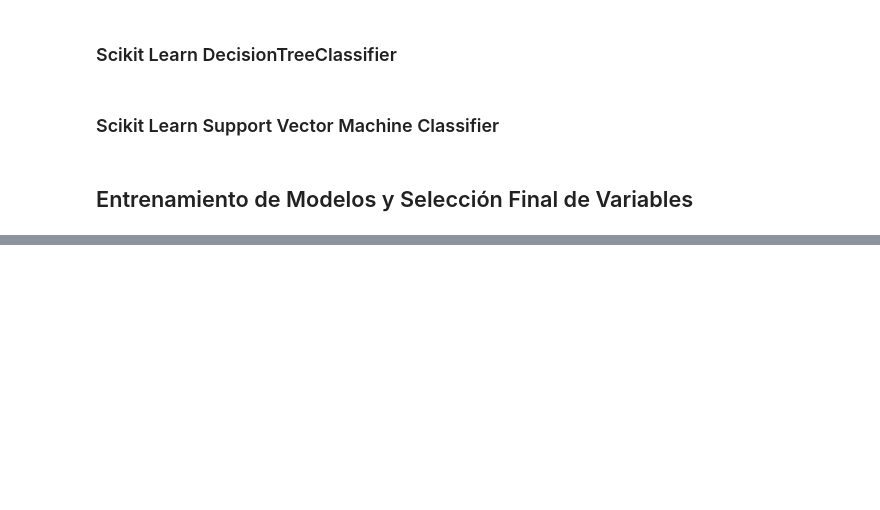
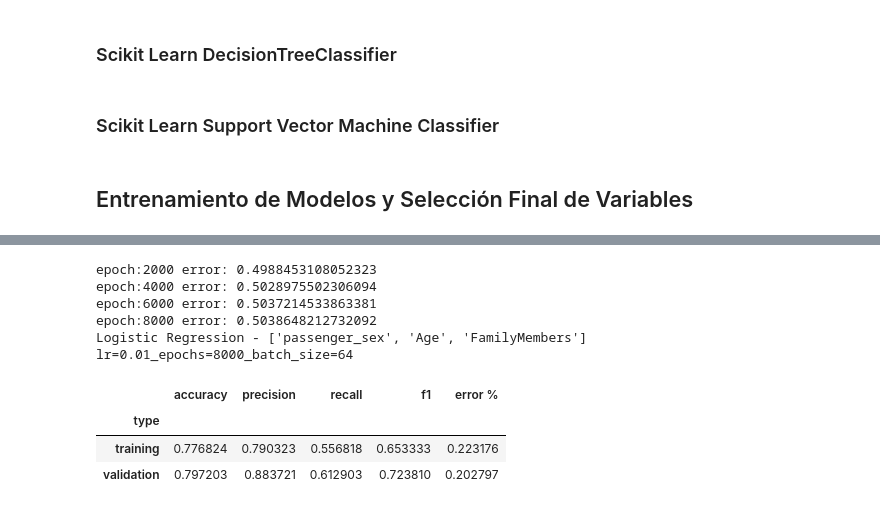
Before and after one commit to gallowstree/machine-learning-labs-2020, a Jupyter notebook: titanic-project/titanic-project.ipynb, the cells around one changed output, grey strips where cells are left out. Saved outputs shown, nothing was run; the diff lists cells and outputs as text; code cells hidden in the pictures; blank space fills up the shorter version.

```diff
--- a/titanic-project/titanic-project.ipynb
+++ b/titanic-project/titanic-project.ipynb
@@ -391,7 +395,7 @@ def train_naive_bayes(x, y):
 
 def train_logistic_regression(x, y, epochs, lr, batch_size, print_rate=1000):
     logreg = BinaryLogisticRegression(x,y)
-    logreg.train(epochs, lr, batch_size, print_rate=500)
+    logreg.train(epochs, lr, batch_size, print_rate)
     return logreg
 # %% [markdown]
 ### Scikit Learn DecisionTreeClassifier
@@ -435,0 +474,16 @@ accuracy 80.41958041958041 %
+# %%
+def train_and_score_logreg(feature_names, epochs=8000, lr=0.01, batch_size=64):
+    lr_train_x = x_train2[feature_names].to_numpy()
+    lr_train_y = y_train2.to_numpy()
+
+    logreg_model = train_logistic_regression(lr_train_x, lr_train_y, epochs, lr, batch_size, print_rate=2000)
+    training_metrix = score_model(logreg_model, lr_train_x, lr_train_y, 'training')
+
+    logreg_validation_x = validation_set[feature_names]
+    validation_metrix = score_model(logreg_model, logreg_validation_x, validation_y, 'validation')
+
+    confstr = 'lr='+str(lr)+'_epochs='+str(epochs)+'_batch_size='+str(batch_size)
+    print('Logistic Regression', '-', feature_names, confstr)
+    return pd.concat([training_metrix, validation_metrix]), logreg_model
+
+train_and_score_logreg(['Embarked', 'passenger_sex', 'Age'])[0]
@@ -435,0 +512,12 @@ accuracy 80.41958041958041 %
+# %%
+train_and_score_logreg(['passenger_sex', 'Age', 'FamilyMembers'])[0]
+# %% [output]
+epoch:2000 error: 0.4988453108052323
+epoch:4000 error: 0.5028975502306094
+epoch:6000 error: 0.5037214533863381
+epoch:8000 error: 0.5038648212732092
+Logistic Regression - ['passenger_sex', 'Age', 'FamilyMembers'] lr=0.01_epochs=8000_batch_size=64
+|  | accuracy | precision | recall | f1 | error % |
+| type |  |  |  |  |  |
+| training | 0.776824 | 0.790323 | 0.556818 | 0.653333 | 0.223176 |
+| validation | 0.797203 | 0.883721 | 0.612903 | 0.723810 | 0.202797 |
```
Also changed, not shown: parts of 25 cells of this notebook.
